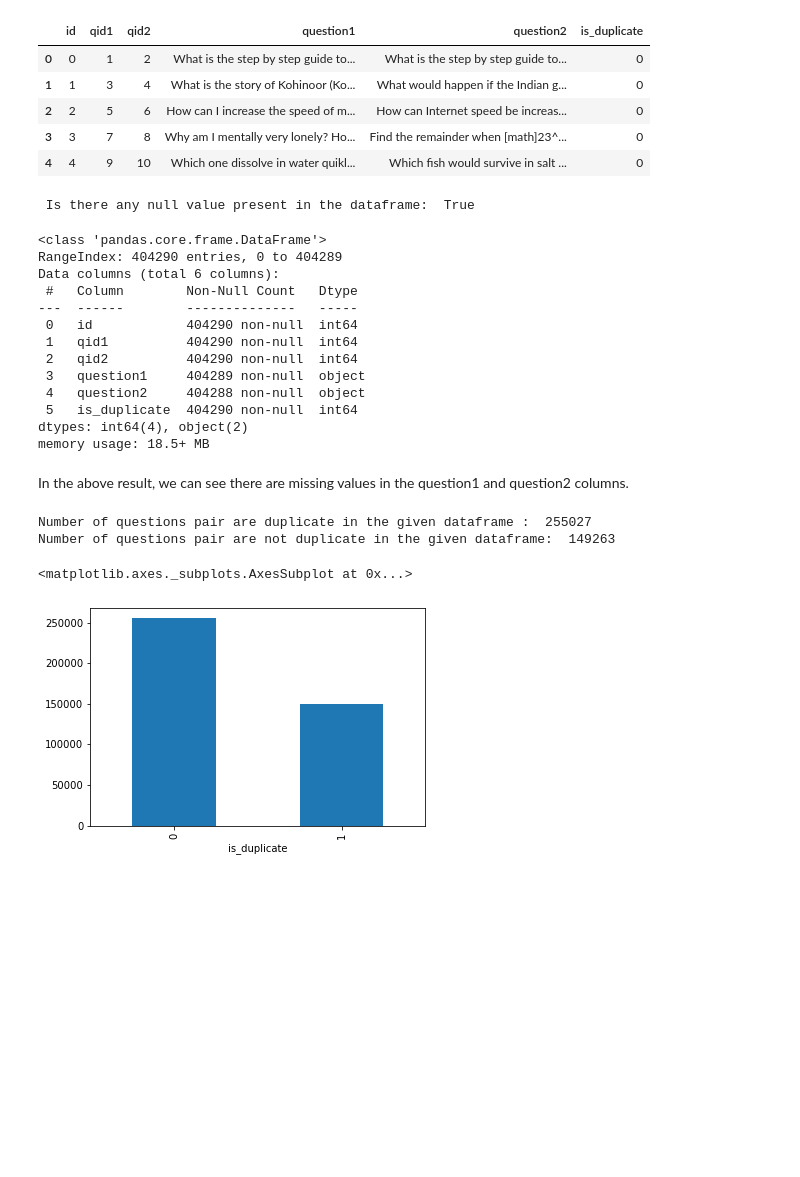
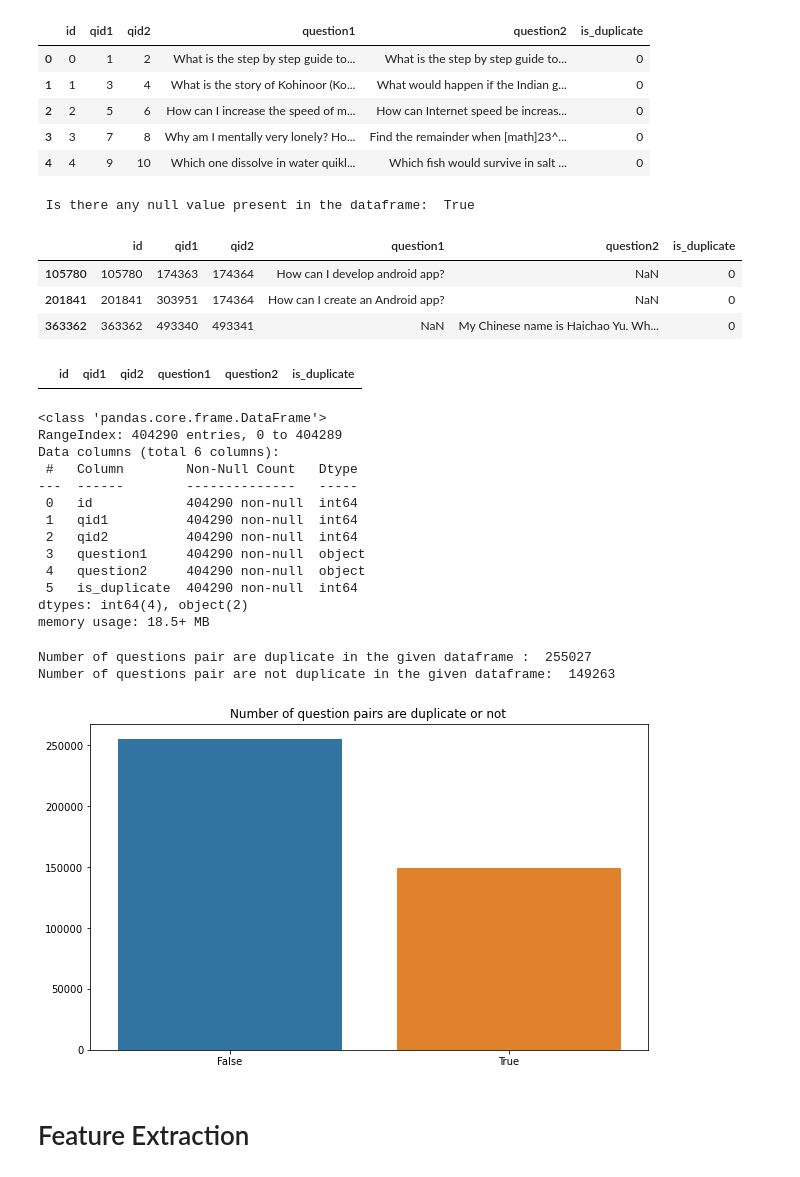
Before and after one commit to danish2562022/Quara-Questions-Pair-Similarity, a Jupyter notebook: EDA_Quora.ipynb, the cells around one changed output. Drawn from its saved outputs; the diff is of its cells as text; code cells hidden in the pictures; blank space fills up the shorter version.

```diff
--- a/EDA_Quora.ipynb
+++ b/EDA_Quora.ipynb
@@ -55,8 +56,19 @@ data.head()
 # %%
 # Is there any null value present in data frame
 print(" Is there any null value present in the dataframe: ",data.isnull().values.any())
+data[data.isnull().any(1)]
 # %% [output]
  Is there any null value present in the dataframe:  True
+|  | id | qid1 | qid2 | question1 | question2 | is_duplicate |
+| 105780 | 105780 | 174363 | 174364 | How can I develop android app? | NaN | 0 |
+| 201841 | 201841 | 303951 | 174364 | How can I create an Android app? | NaN | 0 |
+| 363362 | 363362 | 493340 | 493341 | NaN | My Chinese name is Haichao Yu. Wh... | 0 |
+# %%
+# Putting " " in the null values
+data=data.fillna(" ")
+data[data.isnull().any(1)]
+# %% [output]
+|  | id | qid1 | qid2 | question1 | question2 | is_duplicate |
 # %%
 data.info()
 # %% [output]
@@ -68,20 +80,24 @@ Data columns (total 6 columns):
  0   id            404290 non-null  int64
  1   qid1          404290 non-null  int64
  2   qid2          404290 non-null  int64
- 3   question1     404289 non-null  object
- 4   question2     404288 non-null  object
+ 3   question1     404290 non-null  object
+ 4   question2     404290 non-null  object
  5   is_duplicate  404290 non-null  int64
 dtypes: int64(4), object(2)
 memory usage: 18.5+ MB
-# %% [markdown]
-In the above result, we can see there are missing values in the question1 and question2 columns.
 # %%
 # Finding number of questions are dupliclate
 print("Number of questions pair are duplicate in the given dataframe : ",data.groupby("is_duplicate").id.agg(len)[0])
 print("Number of questions pair are not duplicate in the given dataframe: ",data.groupby("is_duplicate").id.agg(len)[1])
-data.groupby("is_duplicate").id.count().plot.bar()
+y=[data.groupby("is_duplicate").id.count()[0],data.groupby("is_duplicate").id.count()[1]]
+x=["False","True"]
+plt.figure(figsize=(10, 6))
+plt.title ("Number of question pairs are duplicate or not ")
+sns.barplot(x,y)
+plt.show()
 # %% [output]
 Number of questions pair are duplicate in the given dataframe :  255027
 Number of questions pair are not duplicate in the given dataframe:  149263
-<matplotlib.axes._subplots.AxesSubplot at 0x...>
-[figure, old version]
+[figure, new version]
+# %% [markdown]
+# Feature Extraction
```
Also changed, not shown: parts of 5 cells of this notebook.
